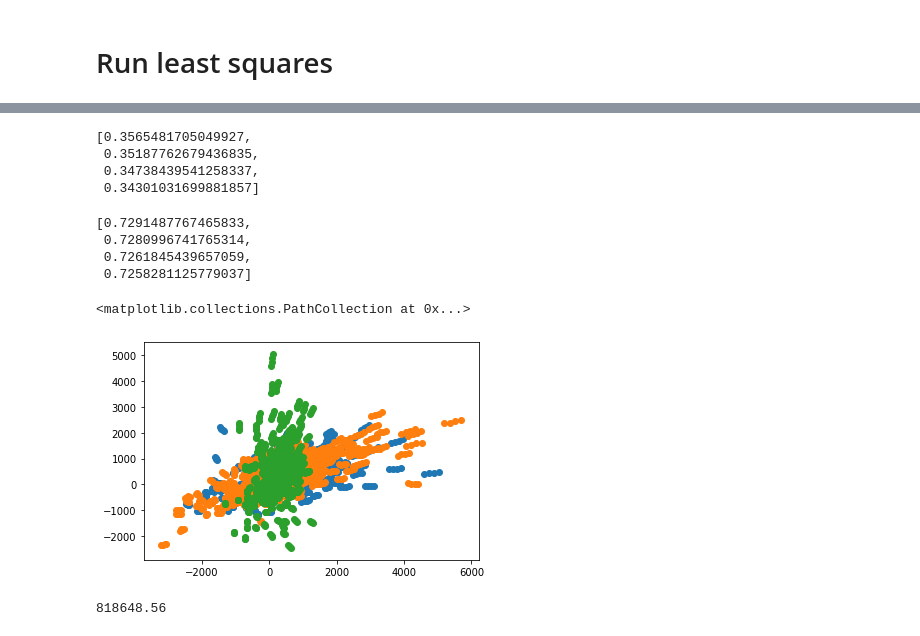
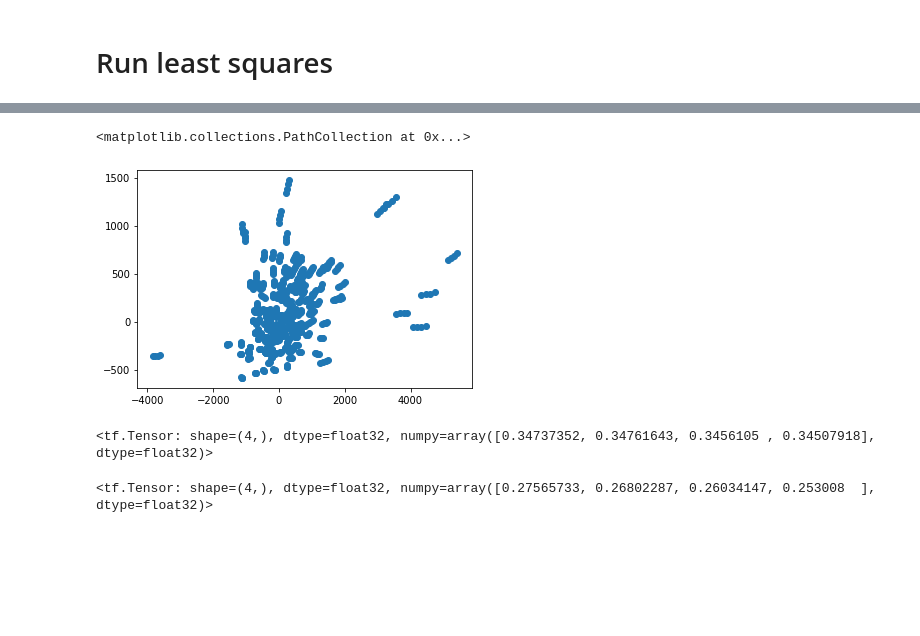
Before and after one commit to liangyy/ptrs-tf, a Jupyter notebook: notebook/first_try_on_cnn.ipynb, the cells around one changed output, grey strips where cells are left out. Drawn from its saved outputs; the diff is of its cells as text; code cells hidden in the pictures; blank space fills up the shorter version.

```diff
--- a/notebook/first_try_on_cnn.ipynb
+++ b/notebook/first_try_on_cnn.ipynb
@@ -232,2 +82,6 @@ util_misc = reload(util_misc)
 # %%
 cnn_model = util_misc.load_ordered_yaml('../misc_files/cnn_test.yaml')
+
+cnn = lib_cnnPTRS.cnnPTRS(cnn_model, data_scheme, normalizer = True)
+
+cnn.model.summary()
@@ -234,2 +105,0 @@ cnn_model = util_misc.load_ordered_yaml('../misc_files/cnn_test.yaml')
-# %%
-cnn = lib_cnnPTRS.cnnPTRS(cnn_model, k, n_outcome, kcovar)
@@ -385,0 +108,5 @@ get_cor(ytest, yp)
+# %%
+optimizer = tf.keras.optimizers.Adam()
+norm, norm_v = cnn.prep_train(ele_valid)
+mytrain = cnn.train_func()
+mytrain(cnn, optimizer, 200, ele_valid, norm, norm_v)
@@ -386,25 +134,14 @@ get_cor(ytest, yp)
+# %%
+ytest_p, ytest = cnn.predict_x(ele_test)
+plt.scatter(ytest, ytest_p)
+# %% [output]
+<matplotlib.collections.PathCollection at 0x...>
+[figure, added]
+# %%
+cnn._cor_tf(ytest_p, ytest)
+# %% [output]
+<tf.Tensor: shape=(4,), dtype=float32, numpy=array([0.34737352, 0.34761643, 0.3456105 , 0.34507918], dtype=float32)>
 # %%
-get_cor(ytest_pred_ls, ytest_ls)
+cnn._cor_tf(ytest_pred_ls, ytest_ls)
 # %% [output]
-[0.3565481705049927,
- 0.35187762679436835,
- 0.34738439541258337,
- 0.34301031699881857]
+<tf.Tensor: shape=(4,), dtype=float32, numpy=array([0.27565733, 0.26802287, 0.26034147, 0.253008  ], dtype=float32)>
-# %%
-get_cor(ytrain, yp_t)
-# %% [output]
-[0.7291487767465833,
- 0.7280996741765314,
- 0.7261845439657059,
- 0.7258281125779037]
-# %%
-plt.scatter(ytest, yp)
-plt.scatter(ytrain, yp_t)
-plt.scatter(ytest_pred_ls, ytest_ls)
-# %% [output]
-<matplotlib.collections.PathCollection at 0x...>
-[figure, removed]
-# %%
-mse(yp, ytest)
-# %% [output]
-818648.56
```
Also changed, not shown: parts of 46 cells of this notebook, 1 other file.
